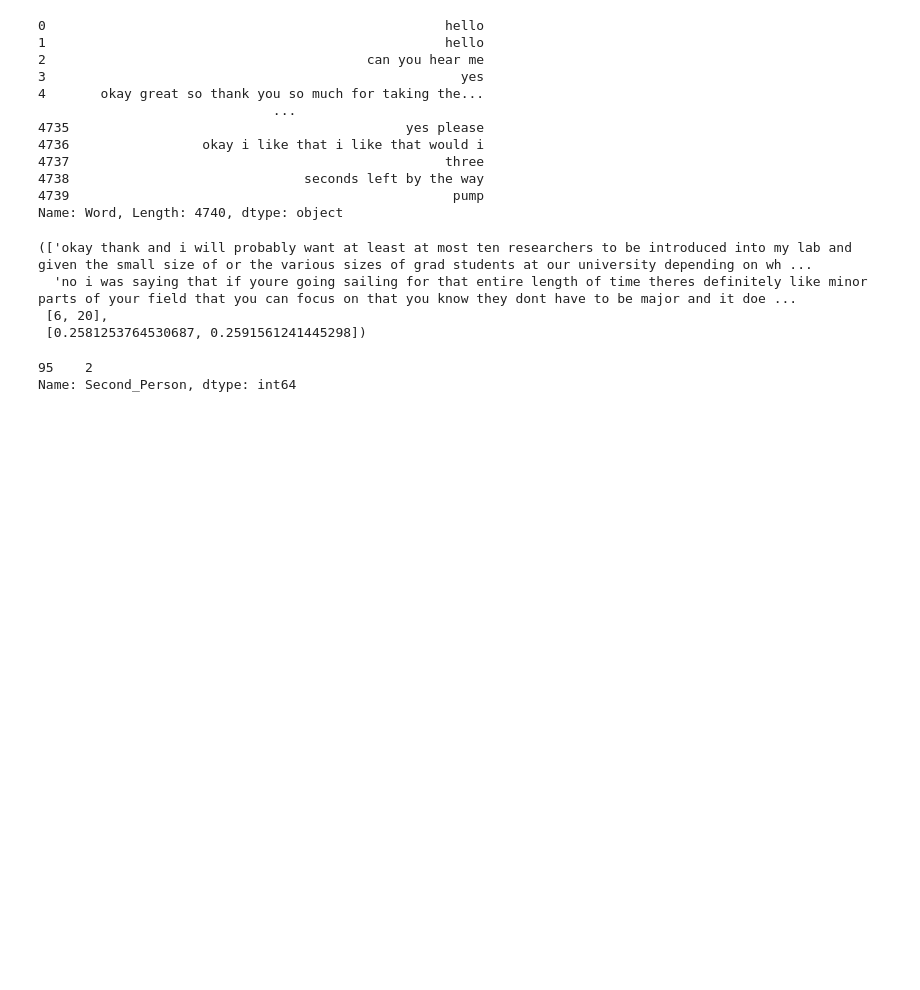
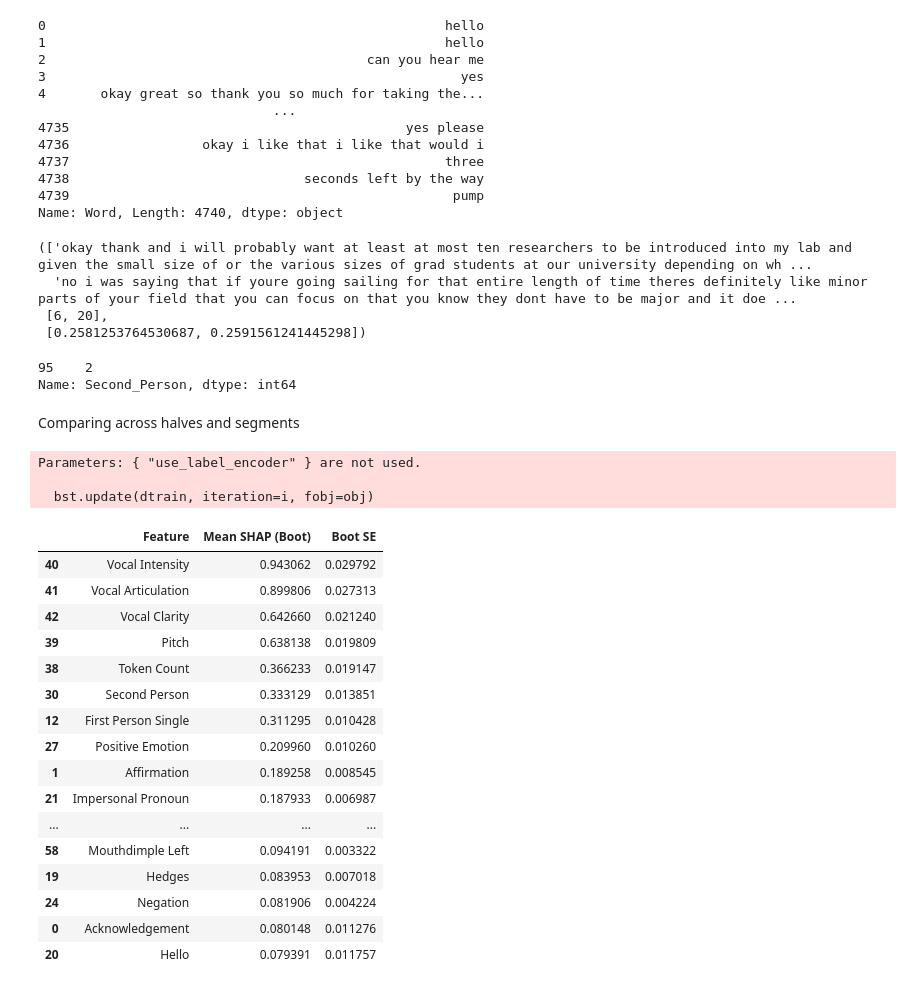
Before and after one commit to bbevis/Con2vec, a Jupyter notebook: Python/turnLevel_results.ipynb, the cells around one changed output. Cells and saved outputs as stored; diff of their text form; code cells hidden in the pictures; blank space fills up the shorter version.

```diff
--- a/Python/turnLevel_results.ipynb
+++ b/Python/turnLevel_results.ipynb
@@ -883,3 +903,69 @@ df['Second_Person'][df['Word'] == 'so the university you can pay for it im sayin
 # %% [output]
 95    2
 Name: Second_Person, dtype: int64
+# %% [markdown]
+Comparing across halves and segments
+# %%
+def label_conversation_halves(df):
+    df = df.copy()
+    df['Half'] = None
+
+    for pair_id in df['PairID'].unique():
+        pair_df = df[df['PairID'] == pair_id].sort_values('StartTime')
+        midpoint_time = (pair_df['EndTime'].max() + pair_df['StartTime'].min()) / 2
+        df.loc[pair_df[pair_df['StartTime'] < midpoint_time].index, 'Half'] = 'First Half'
+        df.loc[pair_df[pair_df['StartTime'] >= midpoint_time].index, 'Half'] = 'Second Half'
+
+    return df
+
+
+# Prepare dataset with Half as label
+
+def prepare_half_dataset(df, negotiation_category="All"):
+    if negotiation_category != "All":
+        df = df[df['Negotiation_Category'] == negotiation_category].copy()
+
+    df = label_conversation_halves(df)
+
+    df = df.sort_values(by=['PairID', 'Turn']).reset_index(drop=True)
+    raw_behavior_cols = df.columns[df.columns.get_loc("Acknowledgement"):df.columns.get_loc("Smile") + 1]
+    rename_map = {col: col.replace('_', ' ').title() for col in raw_behavior_cols}
+    df.rename(columns=rename_map, inplace=True)
+    behavior_cols = list(rename_map.values())
+
+    # Binary label: 0 = First Half, 1 = Second Half
+    df['Label'] = df['Half'].map({'First Half': 0, 'Second Half': 1})
+
+    return df, behavior_cols
+# %%
+# Load and label
+df = pd.read_csv('./Output/super_May22/mm_data_agg.csv')
+df = label_conversation_halves(df)
+
+df_prepared, behavior_cols = prepare_half_dataset(df, negotiation_category="Apathetic")
+model, X, y, shap_values = train_xgboost_and_get_shap(df_prepared, behavior_cols)
+
+bootstrapped_shap_df_half = compute_bootstrapped_shap_se(model, X, n_bootstraps=1000)
+bootstrapped_shap_df_half.sort_values(by='Mean SHAP (Boot)', ascending=False, inplace=True)
+bootstrapped_shap_df_half.head(20)
+# %% [output]
+Parameters: { "use_label_encoder" } are not used.
+
+  bst.update(dtrain, iteration=i, fobj=obj)
+|  | Feature | Mean SHAP (Boot) | Boot SE |
+| 40 | Vocal Intensity | 0.943062 | 0.029792 |
+| 41 | Vocal Articulation | 0.899806 | 0.027313 |
+| 42 | Vocal Clarity | 0.642660 | 0.021240 |
+| 39 | Pitch | 0.638138 | 0.019809 |
+| 38 | Token Count | 0.366233 | 0.019147 |
+| 30 | Second Person | 0.333129 | 0.013851 |
+| 12 | First Person Single | 0.311295 | 0.010428 |
+| 27 | Positive Emotion | 0.209960 | 0.010260 |
+| 1 | Affirmation | 0.189258 | 0.008545 |
+| 21 | Impersonal Pronoun | 0.187933 | 0.006987 |
+| ... | ... | ... | ... |
+| 58 | Mouthdimple Left | 0.094191 | 0.003322 |
+| 19 | Hedges | 0.083953 | 0.007018 |
+| 24 | Negation | 0.081906 | 0.004224 |
+| 0 | Acknowledgement | 0.080148 | 0.011276 |
+| 20 | Hello | 0.079391 | 0.011757 |
```
Also changed, not shown: parts of 4 cells of this notebook.
